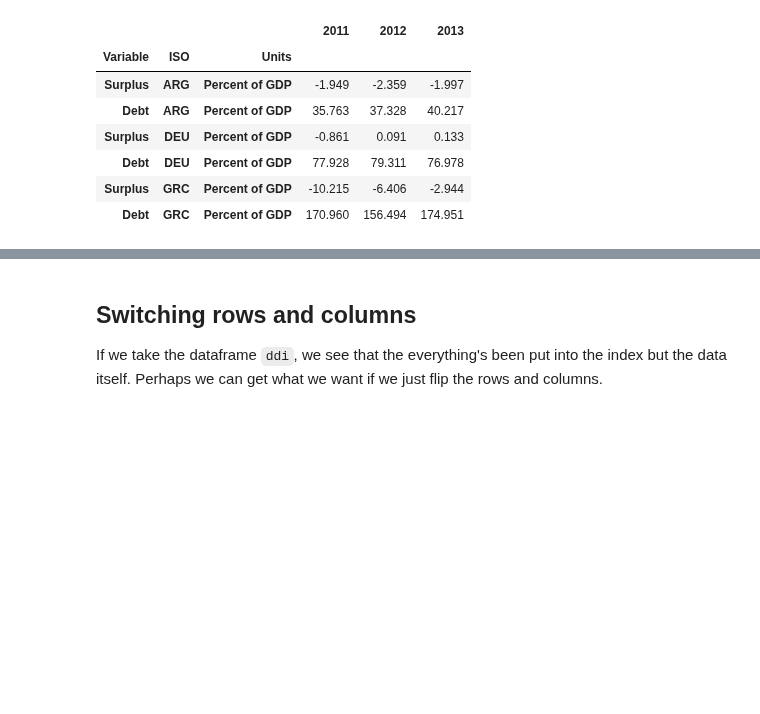
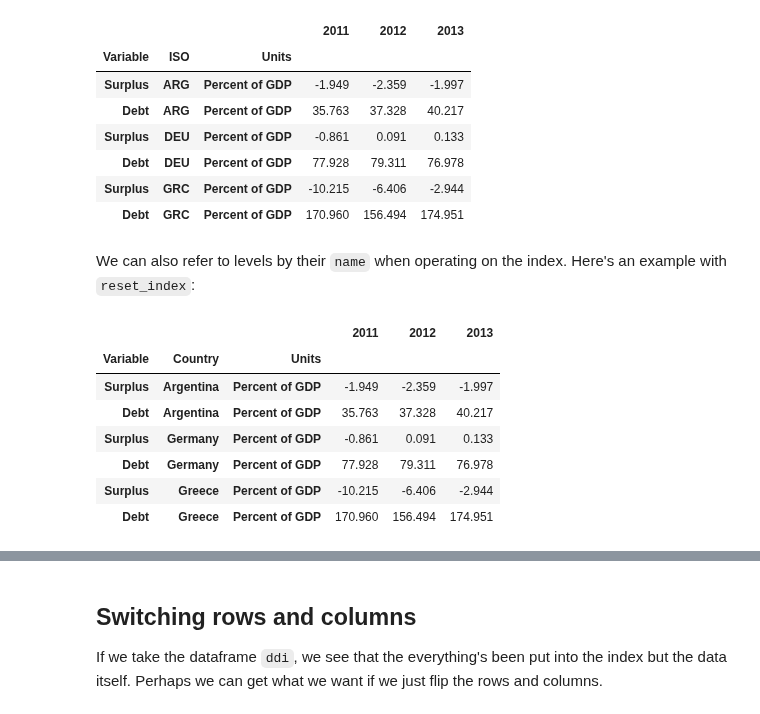
Before and after one commit to DaveBackus/Data_Bootcamp, a Jupyter notebook: Code/IPython/bootcamp_pandas-shape.ipynb, the cells around one changed output, grey strips where cells are left out. Drawn from its saved outputs; the diff is of its cells as text; code cells hidden in the pictures; blank space fills up the shorter version.

```diff
--- a/Code/IPython/bootcamp_pandas-shape.ipynb
+++ b/Code/IPython/bootcamp_pandas-shape.ipynb
@@ -227,6 +251,19 @@ ddi.reset_index(level=[1,3], drop=True)
 | Debt | DEU | Percent of GDP | 77.928 | 79.311 | 76.978 |
 | Surplus | GRC | Percent of GDP | -10.215 | -6.406 | -2.944 |
 | Debt | GRC | Percent of GDP | 170.960 | 156.494 | 174.951 |
+# %% [markdown]
+We can also refer to levels by their `name` when operating on the index. Here's an example with `reset_index`:
+# %%
+ddi.reset_index(level=["ISO", "Description"], drop=True)
+# %% [output]
+|  |  |  | 2011 | 2012 | 2013 |
+| Variable | Country | Units |  |  |  |
+| Surplus | Argentina | Percent of GDP | -1.949 | -2.359 | -1.997 |
+| Debt | Argentina | Percent of GDP | 35.763 | 37.328 | 40.217 |
+| Surplus | Germany | Percent of GDP | -0.861 | 0.091 | 0.133 |
+| Debt | Germany | Percent of GDP | 77.928 | 79.311 | 76.978 |
+| Surplus | Greece | Percent of GDP | -10.215 | -6.406 | -2.944 |
+| Debt | Greece | Percent of GDP | 170.960 | 156.494 | 174.951 |
 # %% [markdown]
 **Exercise.**  For the dataframe `ddi`:
 
```
Also changed, not shown: parts of 22 cells of this notebook.
